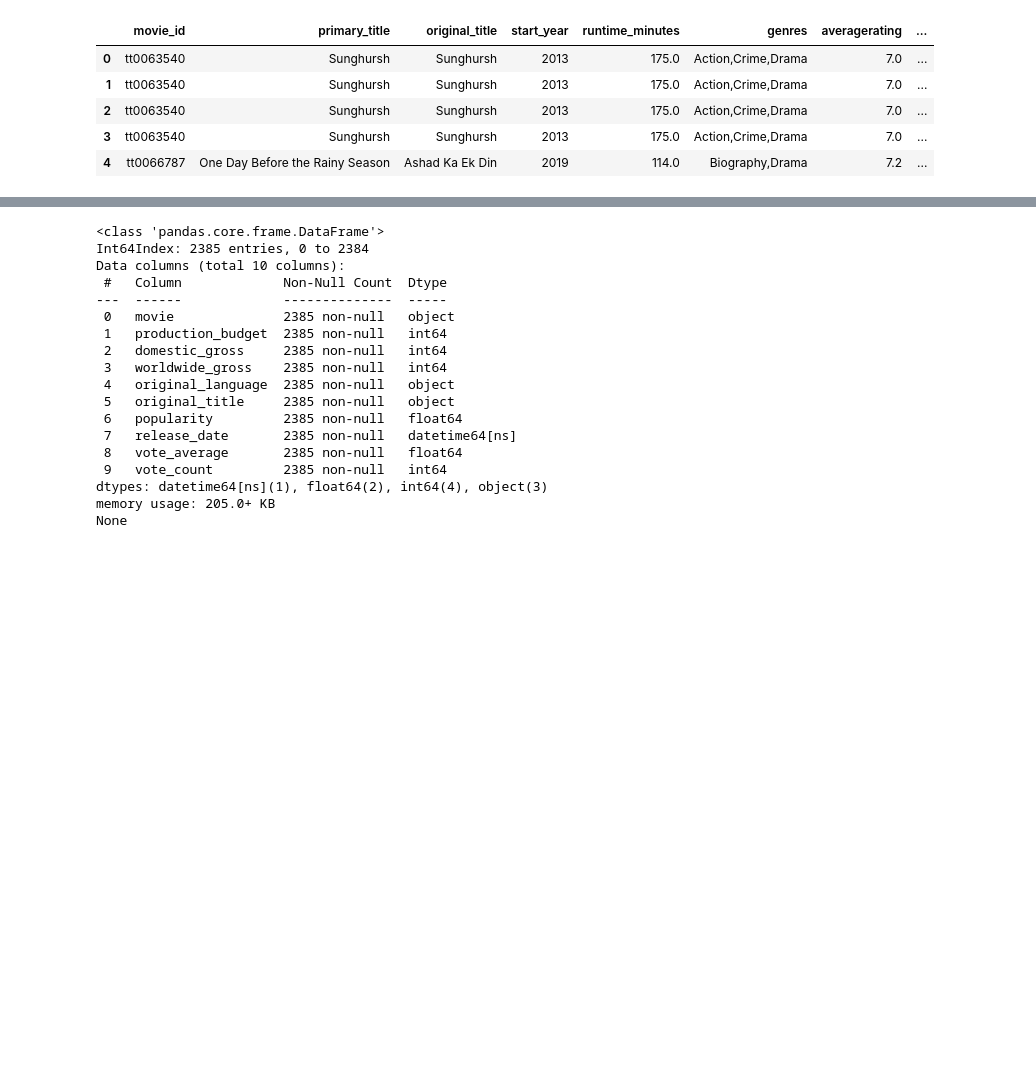
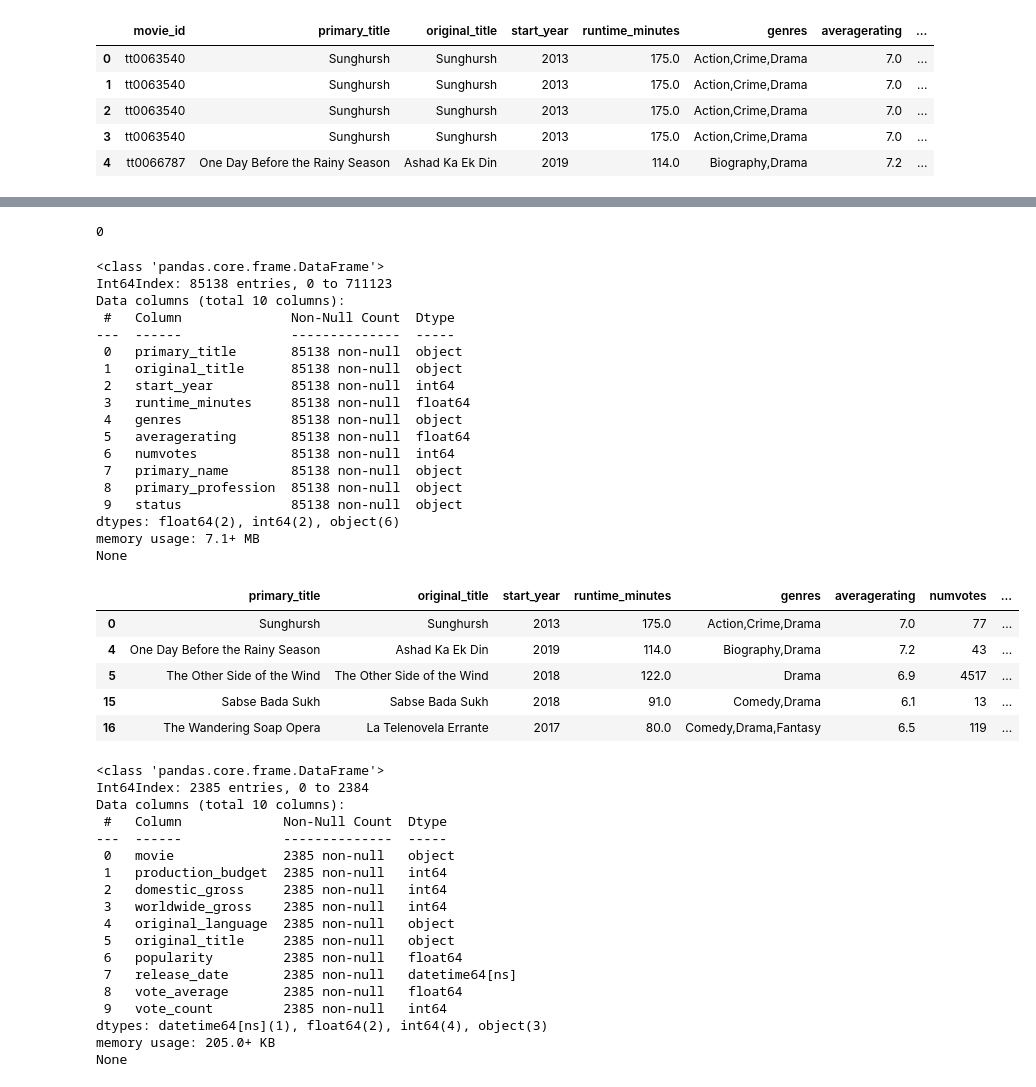
Before and after one commit to MMJGGR/Phase_1_Project, a Jupyter notebook: index.ipynb, the cells around one changed output, grey strips where cells are left out. Drawn from its saved outputs; the diff is of its cells as text; code cells hidden in the pictures; blank space fills up the shorter version.

```diff
--- a/index.ipynb
+++ b/index.ipynb
@@ -569,3 +577,56 @@ Now we should be working with two main dataframes - movie_basics_and_ratings_df
+# %%
+movie_basics_personnel_ratings_df.drop_duplicates(inplace = True)
+# %%
+movie_basics_personnel_ratings_df.duplicated().sum()
+# %% [output]
+0
+# %%
+movie_basics_personnel_ratings_df['birth_year'].fillna(0, inplace=True)
+movie_basics_personnel_ratings_df['death_year'].fillna(0, inplace=True)
+# %%
+#Let's create the 'status' column to replace 'birth_year' and 'death_year' to see whether important personnel is alive or not
+def determine_status(row):
+    if row['death_year'] > 0:
+        return 'dead'
+    elif row['birth_year'] > 0 and row['death_year'] == 0:
+        return 'alive'
+    else:
+        return 'unknown'
+
+movie_basics_personnel_ratings_df['status'] = movie_basics_personnel_ratings_df.apply(determine_status, axis=1)
+
+
+movie_basics_personnel_ratings_df.drop(columns=['birth_year', 'death_year'], inplace=True)
+# %%
+movie_basics_personnel_ratings_df.dropna(subset = ['primary_profession'], inplace = True)
+# %%
+print(movie_basics_personnel_ratings_df.info())
+movie_basics_personnel_ratings_df.head()
+# %% [output]
+<class 'pandas.core.frame.DataFrame'>
+Int64Index: 85138 entries, 0 to 711123
+Data columns (total 10 columns):
+ #   Column              Non-Null Count  Dtype
+---  ------              --------------  -----
+ 0   primary_title       85138 non-null  object
+ 1   original_title      85138 non-null  object
+ 2   start_year          85138 non-null  int64
+ 3   runtime_minutes     85138 non-null  float64
+ 4   genres              85138 non-null  object
+ 5   averagerating       85138 non-null  float64
+ 6   numvotes            85138 non-null  int64
+ 7   primary_name        85138 non-null  object
+ 8   primary_profession  85138 non-null  object
+ 9   status              85138 non-null  object
+dtypes: float64(2), int64(2), object(6)
+memory usage: 7.1+ MB
+None
+|  | primary_title | original_title | start_year | runtime_minutes | genres | averagerating | numvotes | ... |
+| 0 | Sunghursh | Sunghursh | 2013 | 175.0 | Action,Crime,Drama | 7.0 | 77 | ... |
+| 4 | One Day Before the Rainy Season | Ashad Ka Ek Din | 2019 | 114.0 | Biography,Drama | 7.2 | 43 | ... |
+| 5 | The Other Side of the Wind | The Other Side of the Wind | 2018 | 122.0 | Drama | 6.9 | 4517 | ... |
+| 15 | Sabse Bada Sukh | Sabse Bada Sukh | 2018 | 91.0 | Comedy,Drama | 6.1 | 13 | ... |
+| 16 | The Wandering Soap Opera | La Telenovela Errante | 2017 | 80.0 | Comedy,Drama,Fantasy | 6.5 | 119 | ... |
 # %%
 print(tmdb_movies_performance_df.info())
 tmdb_movies_performance_df.head()
```
Also changed, not shown: parts of 15 cells of this notebook.
